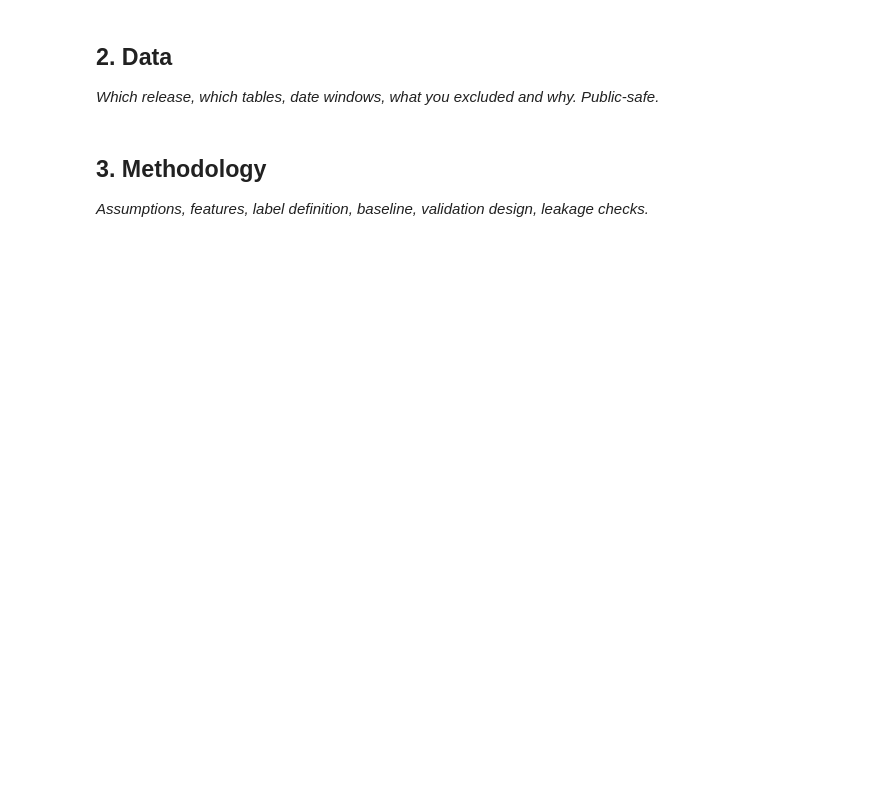
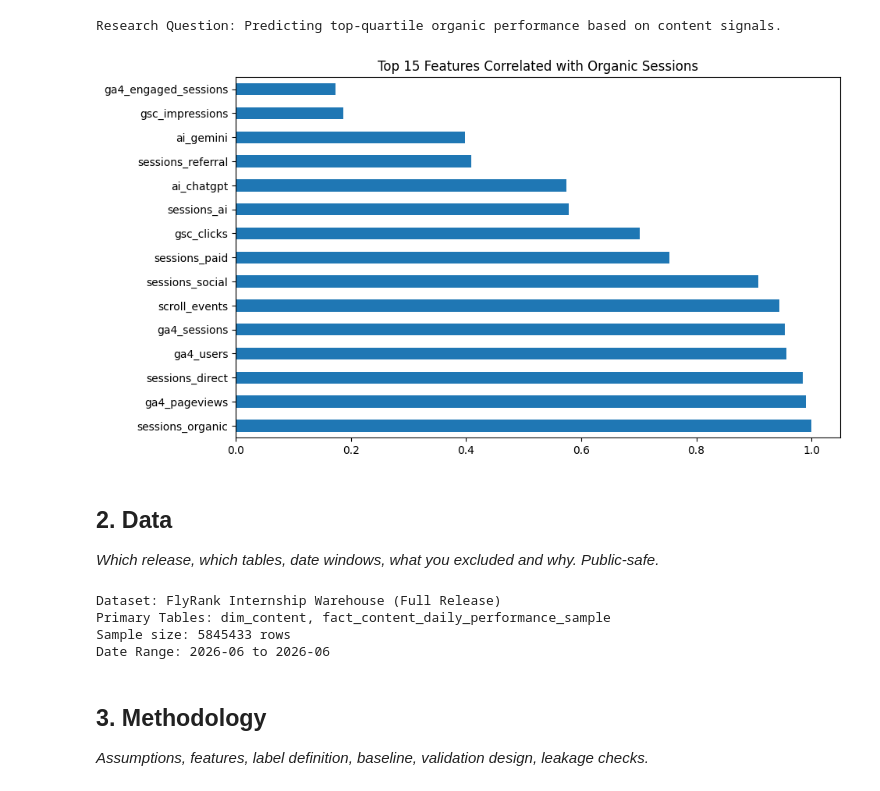
Before and after one commit to pushpendrajat2004/FlyRank01, a Jupyter notebook: work/notebooks/capstone.ipynb, the cells around one changed output. Drawn from its saved outputs; the diff is of its cells as text; code cells hidden in the pictures; blank space fills up the shorter version.

```diff
--- a/work/notebooks/capstone.ipynb
+++ b/work/notebooks/capstone.ipynb
@@ -12,0 +87,22 @@ This skeleton is yours to fill. Work the sections **in order** — each one has
+# %%
+# 1. Download the specific tables needed for modeling
+dim_content_path = hf_hub_download(repo_id=repo_id, filename='dim_content.parquet', repo_type='dataset', token=hf_token)
+fact_sample_path = hf_hub_download(repo_id=repo_id, filename='fact_content_daily_performance_sample.parquet', repo_type='dataset', token=hf_token)
+
+# 2. Increase sample size and use randomization to ensure we capture successful examples
+query = f"""
+SELECT
+    c.*,
+    p.*
+FROM read_parquet('{dim_content_path}') c
+JOIN read_parquet('{fact_sample_path}') p
+  ON c.content_hash_id = p.content_hash_id
+USING SAMPLE 50 PERCENT (bernoulli)
+"""
+
+df_modeling = con.execute(query).df()
+print(f"Modeling dataset refreshed with {len(df_modeling)} rows.")
+
+# 3. Ensure sessions_organic is filled and check distribution
+df_modeling['sessions_organic'] = df_modeling['sessions_organic'].fillna(0)
+print(f"\nOrganic Sessions Stats:\n{df_modeling['sessions_organic'].describe()}")
@@ -13,7 +128,39 @@ This skeleton is yours to fill. Work the sections **in order** — each one has
+# %%
+import numpy as np
+import matplotlib.pyplot as plt
+
+# Lane: Predicting Organic Success
+# Question: Can we identify which keyword and content attributes (volume, char count, backlinks)
+# most significantly drive higher organic sessions?
+
+print("Research Question: Predicting top-quartile organic performance based on content signals.")
+
+# Quick signal audit: Correlations with sessions_organic
+numeric_cols = df_modeling.select_dtypes(include=[np.number]).columns
+correlations = df_modeling[numeric_cols].corr()['sessions_organic'].sort_values(ascending=False)
+
+plt.figure(figsize=(10, 6))
+correlations.head(15).plot(kind='barh')
+plt.title('Top 15 Features Correlated with Organic Sessions')
+plt.show()
+# %% [output]
+Research Question: Predicting top-quartile organic performance based on content signals.
+[figure, added]
 # %% [markdown]
 ## 2. Data
 
 *Which release, which tables, date windows, what you excluded and why. Public-safe.*
+# %%
+# Data Documentation
+print(f"Dataset: FlyRank Internship Warehouse (Full Release)")
+print(f"Primary Tables: dim_content, fact_content_daily_performance_sample")
+print(f"Sample size: {len(df_modeling)} rows")
+print(f"Date Range: {df_modeling['month'].min()} to {df_modeling['month'].max()}")
+# %% [output]
+Dataset: FlyRank Internship Warehouse (Full Release)
+Primary Tables: dim_content, fact_content_daily_performance_sample
+Sample size: 5845433 rows
+Date Range: 2026-06 to 2026-06
 # %% [markdown]
 ## 3. Methodology
 
```
Also changed, not shown: parts of 14 cells of this notebook.
